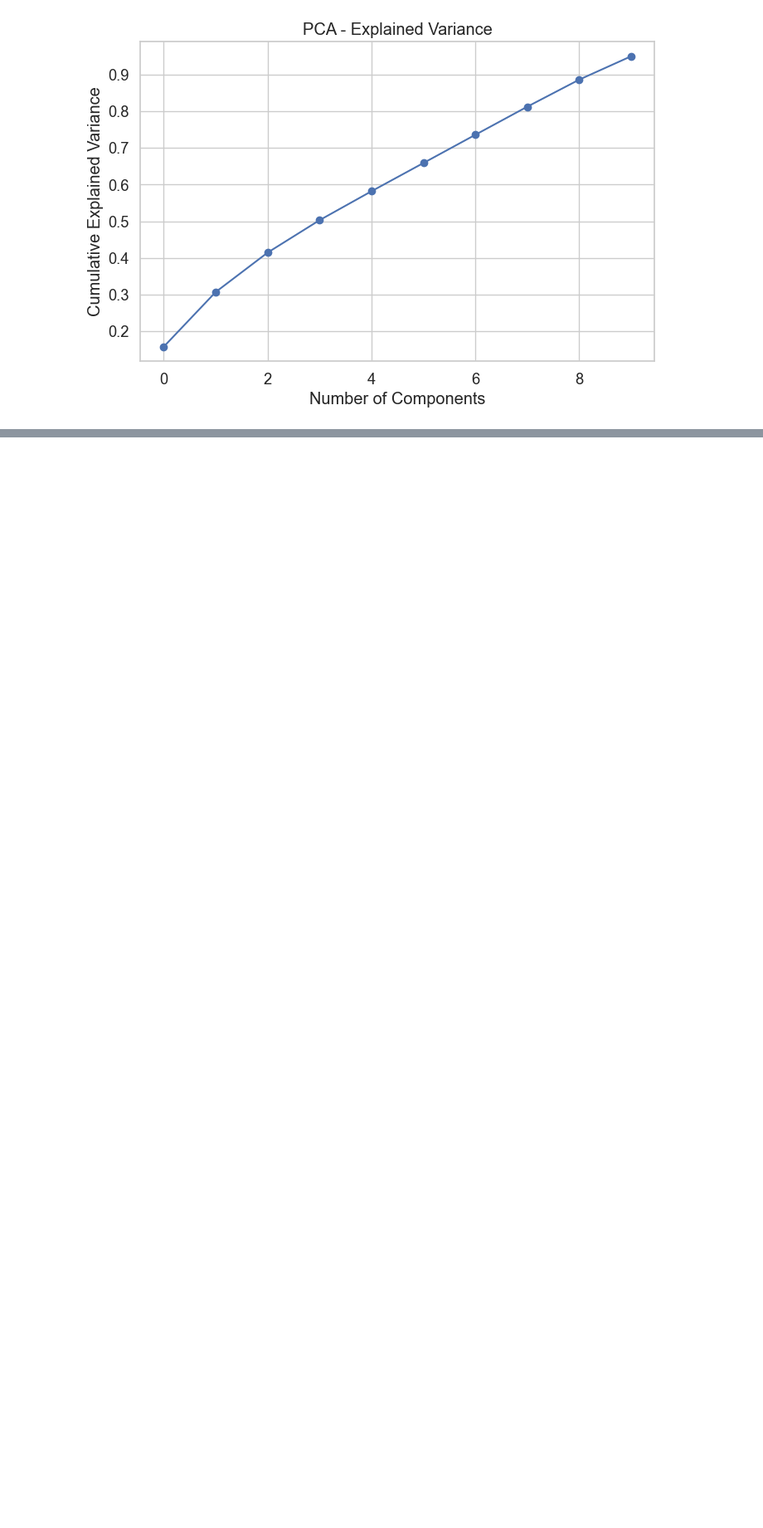
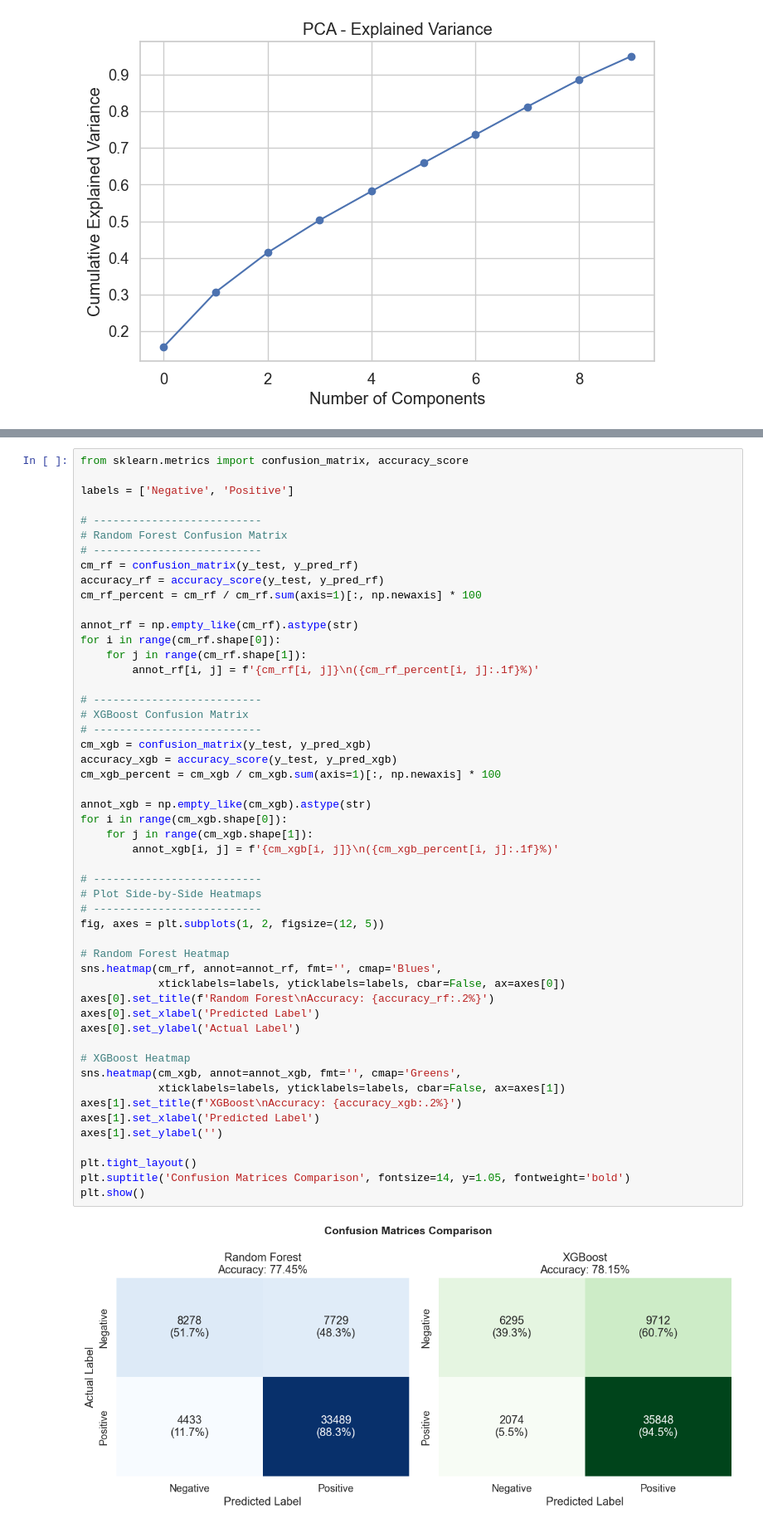
Before and after one commit to Dhairya-A-Mehra/DSBI, a Jupyter notebook: main.ipynb, the cells around one changed output, grey strips where cells are left out. Shown at 83% size. Drawn from its saved outputs; the diff is of its cells as text; blank space fills up the shorter version.

```diff
--- a/main.ipynb
+++ b/main.ipynb
@@ -882,0 +873,53 @@ Accuracy Score: 0.7744812624005637
+# %%
+from sklearn.metrics import confusion_matrix, accuracy_score
+
+labels = ['Negative', 'Positive']
+
+# --------------------------
+# Random Forest Confusion Matrix
+# --------------------------
+cm_rf = confusion_matrix(y_test, y_pred_rf)
+accuracy_rf = accuracy_score(y_test, y_pred_rf)
+cm_rf_percent = cm_rf / cm_rf.sum(axis=1)[:, np.newaxis] * 100
+
+annot_rf = np.empty_like(cm_rf).astype(str)
+for i in range(cm_rf.shape[0]):
+    for j in range(cm_rf.shape[1]):
+        annot_rf[i, j] = f'{cm_rf[i, j]}\n({cm_rf_percent[i, j]:.1f}%)'
+
+# --------------------------
+# XGBoost Confusion Matrix
+# --------------------------
+cm_xgb = confusion_matrix(y_test, y_pred_xgb)
+accuracy_xgb = accuracy_score(y_test, y_pred_xgb)
+cm_xgb_percent = cm_xgb / cm_xgb.sum(axis=1)[:, np.newaxis] * 100
+
+annot_xgb = np.empty_like(cm_xgb).astype(str)
+for i in range(cm_xgb.shape[0]):
+    for j in range(cm_xgb.shape[1]):
+        annot_xgb[i, j] = f'{cm_xgb[i, j]}\n({cm_xgb_percent[i, j]:.1f}%)'
+
+# --------------------------
+# Plot Side-by-Side Heatmaps
+# --------------------------
+fig, axes = plt.subplots(1, 2, figsize=(12, 5))
+
+# Random Forest Heatmap
+sns.heatmap(cm_rf, annot=annot_rf, fmt='', cmap='Blues',
+            xticklabels=labels, yticklabels=labels, cbar=False, ax=axes[0])
+axes[0].set_title(f'Random Forest\nAccuracy: {accuracy_rf:.2%}')
+axes[0].set_xlabel('Predicted Label')
+axes[0].set_ylabel('Actual Label')
+
+# XGBoost Heatmap
+sns.heatmap(cm_xgb, annot=annot_xgb, fmt='', cmap='Greens',
+            xticklabels=labels, yticklabels=labels, cbar=False, ax=axes[1])
+axes[1].set_title(f'XGBoost\nAccuracy: {accuracy_xgb:.2%}')
+axes[1].set_xlabel('Predicted Label')
+axes[1].set_ylabel('')
+
+plt.tight_layout()
+plt.suptitle('Confusion Matrices Comparison', fontsize=14, y=1.05, fontweight='bold')
+plt.show()
+# %% [output]
+[figure, added]
```
Also changed, not shown: parts of 5 cells of this notebook, 1 other file.
